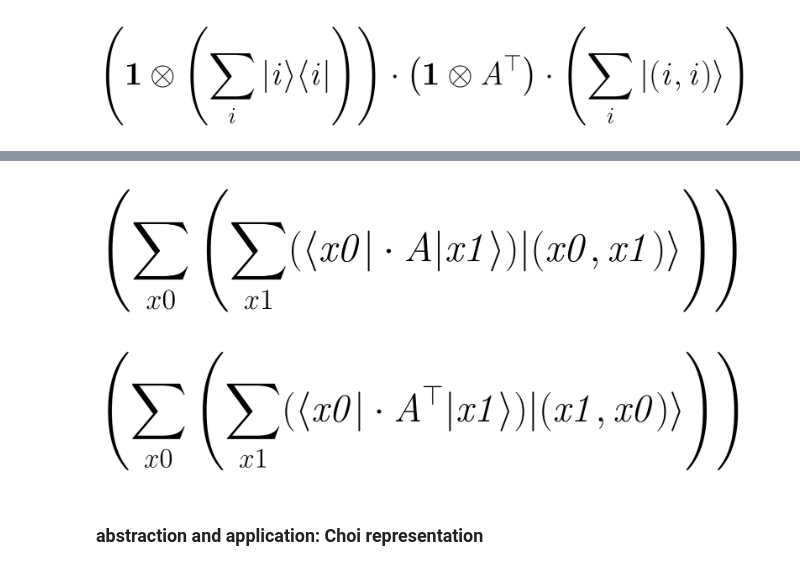
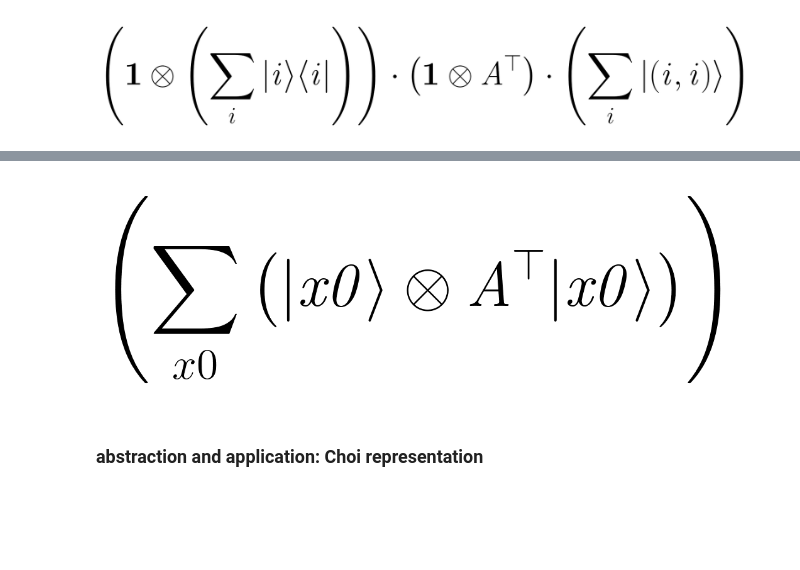
Before and after one commit to LucianoXu/28-Dirac3, a Jupyter notebook: demo.ipynb, the cells around one changed output, grey strips where cells are left out. Drawn from its saved outputs; the diff is of its cells as text; code cells hidden in the pictures; blank space fills up the shorter version.

```diff
--- a/demo.ipynb
+++ b/demo.ipynb
@@ -194,11 +217,7 @@ assert trs.normalize(juxt(sumeq(norm_a))) == trs.normalize(juxt(sumeq(norm_b)))
 # %%
-trs.normalize(juxt(sumeq(norm_a))).render_tex()
+trs.normalize(b).render_tex()
 # %% [output]
-[figure, old version]
+[figure, new version]
-# %%
-trs.normalize(juxt(sumeq(norm_b))).render_tex()
-# %% [output]
-[figure, removed]
 # %% [markdown]
 ### abstraction and application: Choi representation
 # %%
```
Also changed, not shown: parts of 2 cells of this notebook, 11 other files.
